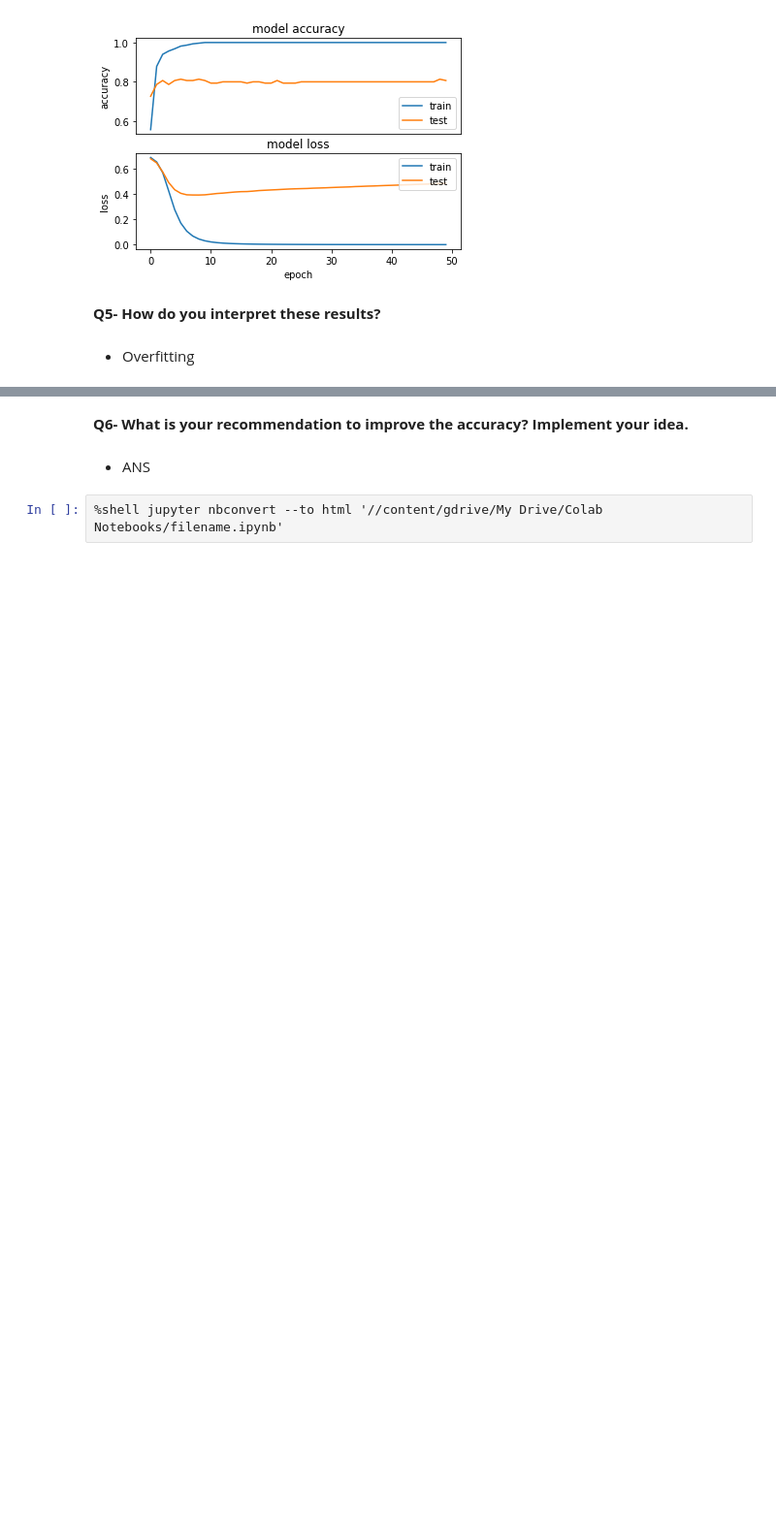
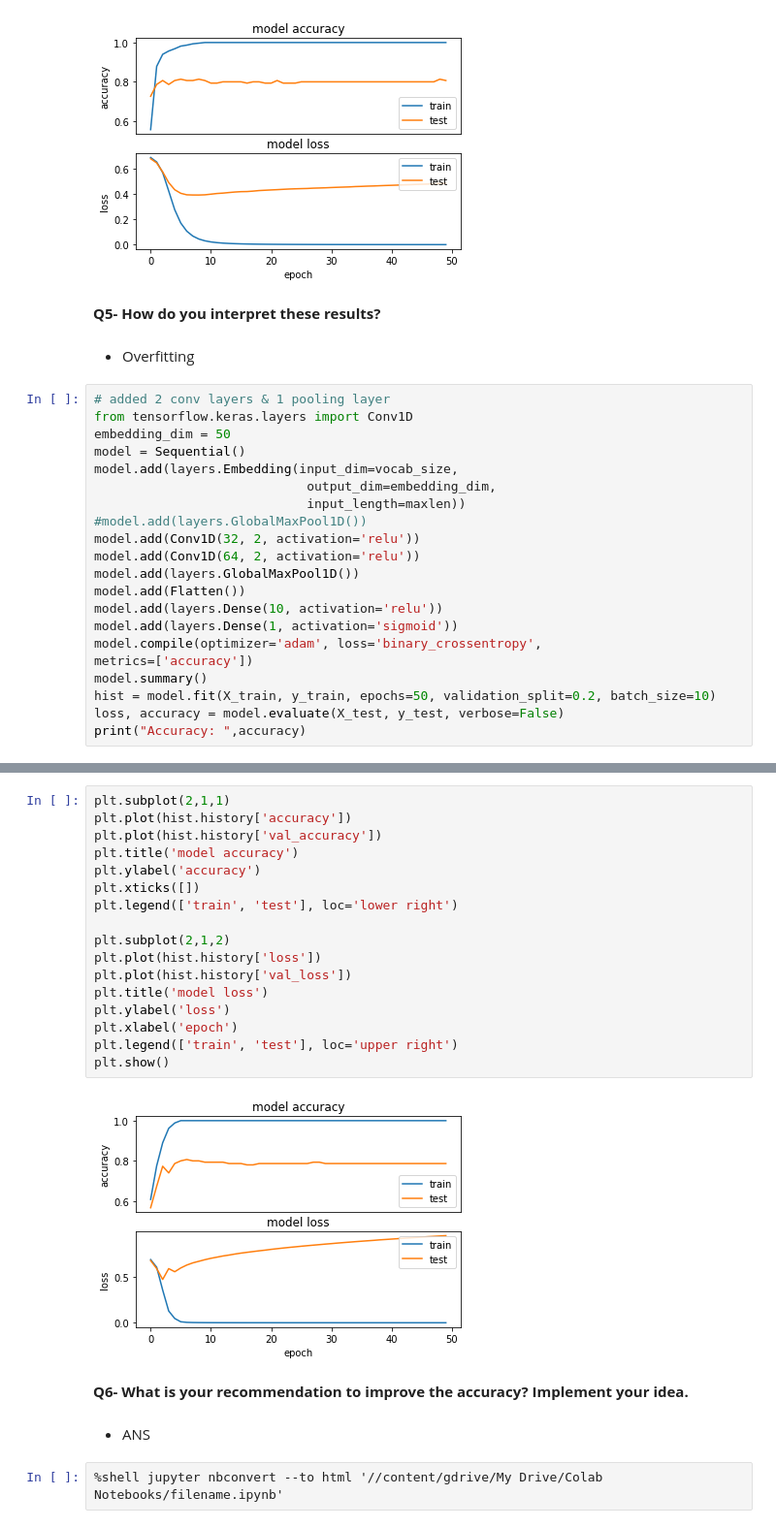
Before and after one commit to rajkumarin/Deep_Learning_on_Images, a Jupyter notebook: ANLY_535_Lab2.ipynb, the cells around one changed output, grey strips where cells are left out. Shown at 97% size. Saved outputs shown, nothing was run; the diff lists cells and outputs as text; blank space fills up the shorter version.

```diff
--- a/ANLY_535_Lab2.ipynb
+++ b/ANLY_535_Lab2.ipynb
@@ -466,3 +466,24 @@ plt.show()
 **Q5- How do you interpret these results?**
 # %% [markdown]
 - Overfitting
+# %%
+# added 2 conv layers & 1 pooling layer
+from tensorflow.keras.layers import Conv1D
+embedding_dim = 50
+model = Sequential()
+model.add(layers.Embedding(input_dim=vocab_size,
+                            output_dim=embedding_dim,
+                            input_length=maxlen))
+#model.add(layers.GlobalMaxPool1D())
+model.add(Conv1D(32, 2, activation='relu'))
+model.add(Conv1D(64, 2, activation='relu'))
+model.add(layers.GlobalMaxPool1D())
+model.add(Flatten())
+model.add(layers.Dense(10, activation='relu'))
+model.add(layers.Dense(1, activation='sigmoid'))
+model.compile(optimizer='adam', loss='binary_crossentropy',
+metrics=['accuracy'])
+model.summary()
+hist = model.fit(X_train, y_train, epochs=50, validation_split=0.2, batch_size=10)
+loss, accuracy = model.evaluate(X_test, y_test, verbose=False)
+print("Accuracy: ",accuracy)
@@ -469,3 +508,22 @@ plt.show()
+# %%
+plt.subplot(2,1,1)
+plt.plot(hist.history['accuracy'])
+plt.plot(hist.history['val_accuracy'])
+plt.title('model accuracy')
+plt.ylabel('accuracy')
+plt.xticks([])
+plt.legend(['train', 'test'], loc='lower right')
+
+plt.subplot(2,1,2)
+plt.plot(hist.history['loss'])
+plt.plot(hist.history['val_loss'])
+plt.title('model loss')
+plt.ylabel('loss')
+plt.xlabel('epoch')
+plt.legend(['train', 'test'], loc='upper right')
+plt.show()
+# %% [output]
+[figure, added]
 # %% [markdown]
 **Q6- What is your recommendation to improve the accuracy? Implement your idea.**
 # %% [markdown]
```
Also changed, not shown: parts of 6 cells of this notebook.
